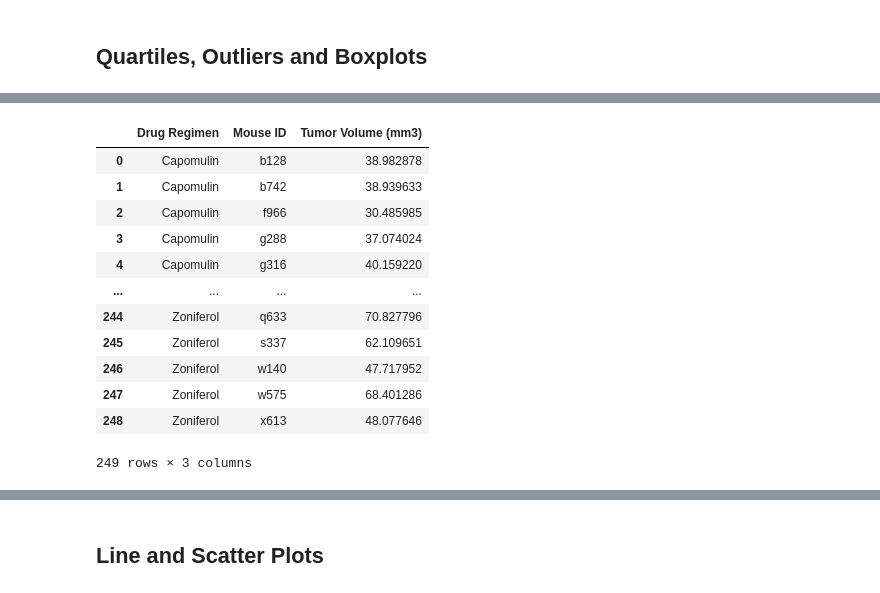
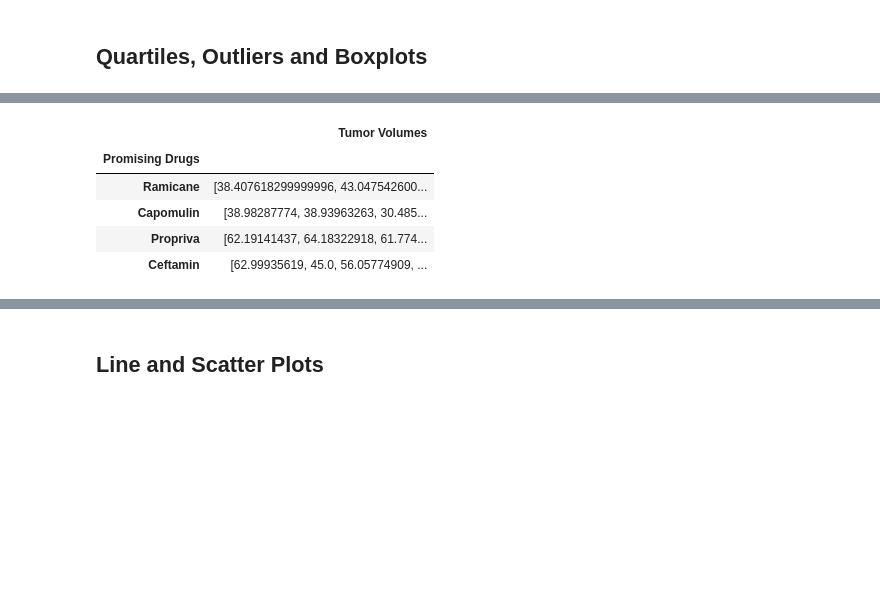
Before and after one commit to Casio04/matplotlib-challenge, a Jupyter notebook: Matplotlib_homework.ipynb, the cells around one changed output, grey strips where cells are left out. Saved outputs shown, nothing was run; the diff lists cells and outputs as text; code cells hidden in the pictures; blank space fills up the shorter version.

```diff
--- a/Matplotlib_homework.ipynb
+++ b/Matplotlib_homework.ipynb
@@ -160,6 +158,8 @@ plt.show()
 # %% [markdown]
 ## Quartiles, Outliers and Boxplots
 # %%
-# Sorting all drugs and getting the mean of tumor volume to know which ones are the most effective
-pd.DataFrame(combined_data.groupby(["Drug Regimen"]).mean()["Tumor Volume (mm3)"]).sort_values(by="Tumor Volume (mm3)")
+# Sorting all drugs and getting the mean of tumor volume to know which ones are the most effective, saving it on list.
+sorted_drugs = pd.DataFrame(combined_data.groupby(["Drug Regimen"]).mean()["Tumor Volume (mm3)"]).sort_values(by="Tumor Volume (mm3)")
+promising_drugs = sorted_drugs.index[0:4].tolist()
+promising_drugs
 # %% [output]
@@ -178,20 +167,20 @@ pd.DataFrame(combined_data.groupby(["Drug Regimen"]).mean()["Tumor Volume (mm3)"
 # %%
 # Calculate the final tumor volume of each mouse across four of the most promising treatment regimens. Calculate the IQR and quantitatively determine if there are any potential outliers.
 timepoint_df = pd.DataFrame(combined_data.groupby(["Drug Regimen","Mouse ID"]).last()["Tumor Volume (mm3)"])
-drugs = ["Ramicane","Capomulin","Propriva","Ceftamin"]
-timepoint_df.reset_index()
+tumor_volumes = []
+timepoint_df = timepoint_df.reset_index()
+# Getting the list of lists for the volumes of each Drug Regimen
+for drug in promising_drugs:
+    tumor_volumes.append(timepoint_df.loc[timepoint_df["Drug Regimen"]==drug]["Tumor Volume (mm3)"].tolist())
+
+top4_df = pd.DataFrame({"Promising Drugs":promising_drugs,
+                        "Tumor Volumes":tumor_volumes})
+top4_df.set_index("Promising Drugs")
 # %% [output]
-|  | Drug Regimen | Mouse ID | Tumor Volume (mm3) |
-| 0 | Capomulin | b128 | 38.982878 |
-| 1 | Capomulin | b742 | 38.939633 |
-| 2 | Capomulin | f966 | 30.485985 |
-| 3 | Capomulin | g288 | 37.074024 |
-| 4 | Capomulin | g316 | 40.159220 |
-| ... | ... | ... | ... |
-| 244 | Zoniferol | q633 | 70.827796 |
-| 245 | Zoniferol | s337 | 62.109651 |
-| 246 | Zoniferol | w140 | 47.717952 |
-| 247 | Zoniferol | w575 | 68.401286 |
-| 248 | Zoniferol | x613 | 48.077646 |
+|  | Tumor Volumes |
+| Promising Drugs |  |
+| Ramicane | [38.407618299999996, 43.047542600... |
+| Capomulin | [38.98287774, 38.93963263, 30.485... |
+| Propriva | [62.19141437, 64.18322918, 61.774... |
+| Ceftamin | [62.99935619, 45.0, 56.05774909, ... |
-249 rows × 3 columns
 # %%
```
Also changed, not shown: parts of 9 cells of this notebook.
